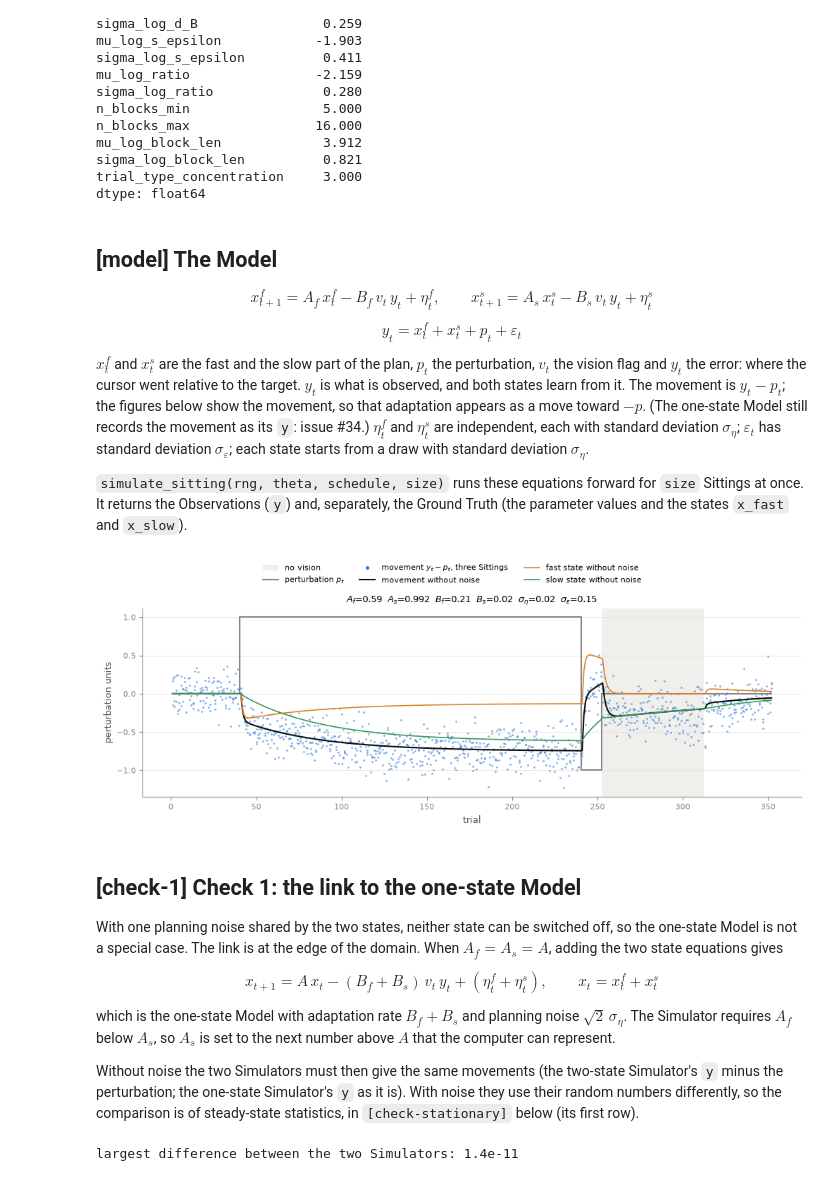
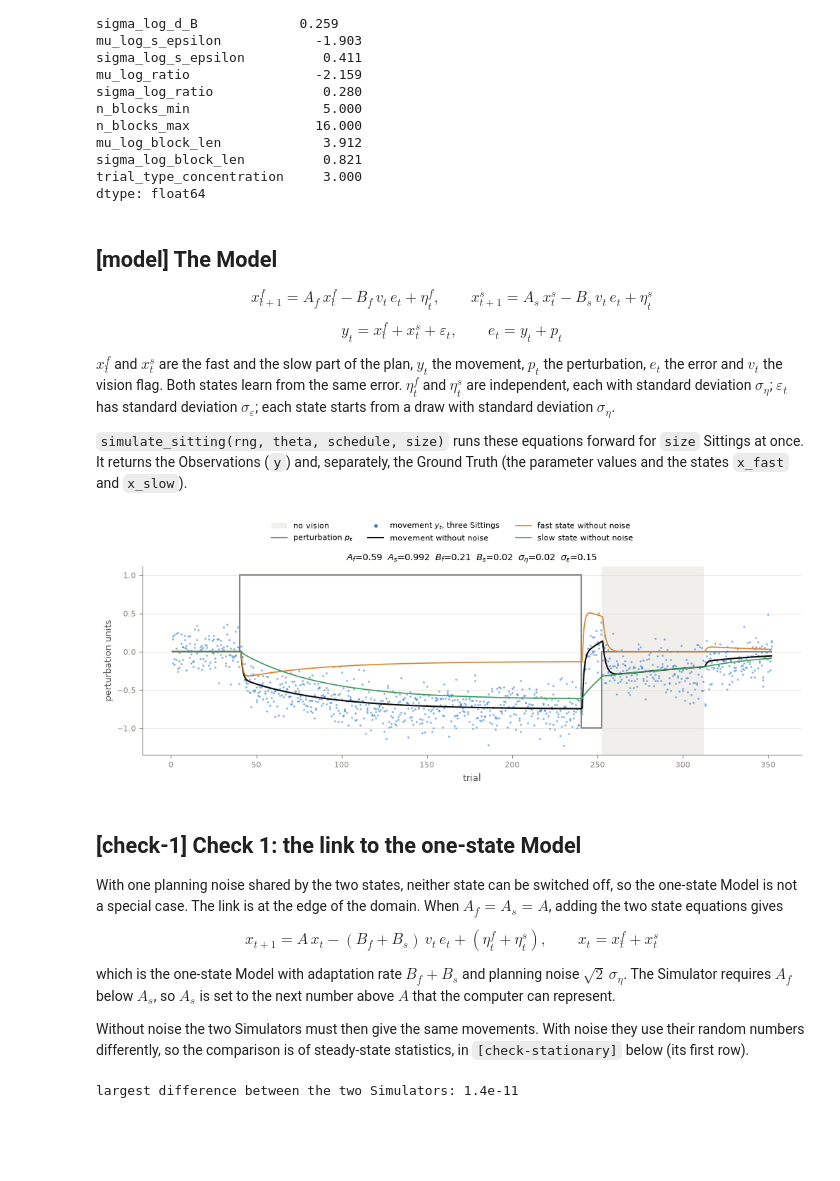
Before and after one commit to opherdonchin/MotorAdpatationSBI, a Jupyter notebook: notebooks/working/two_state_simulator.ipynb, the cells around one changed output. Drawn from its saved outputs; the diff is of its cells as text; code cells hidden in the pictures; blank space fills up the shorter version.

```diff
--- a/notebooks/working/two_state_simulator.ipynb
+++ b/notebooks/working/two_state_simulator.ipynb
@@ -141,19 +141,17 @@ plt.rcParams.update({
 ## [model] The Model
 
 $$
-x^f_{t+1} = A_f\, x^f_t - B_f\, v_t\, y_t + \eta^f_t, \qquad
-x^s_{t+1} = A_s\, x^s_t - B_s\, v_t\, y_t + \eta^s_t
+x^f_{t+1} = A_f\, x^f_t - B_f\, v_t\, e_t + \eta^f_t, \qquad
+x^s_{t+1} = A_s\, x^s_t - B_s\, v_t\, e_t + \eta^s_t
 $$
 
 $$
-y_t = x^f_t + x^s_t + p_t + \varepsilon_t
+y_t = x^f_t + x^s_t + \varepsilon_t, \qquad e_t = y_t + p_t
 $$
 
-$x^f_t$ and $x^s_t$ are the fast and the slow part of the plan, $p_t$ the perturbation,
-$v_t$ the vision flag and $y_t$ the error: where the cursor went relative to the target.
-$y_t$ is what is observed, and both states learn from it. The movement is $y_t - p_t$;
-the figures below show the movement, so that adaptation appears as a move toward $-p$.
-(The one-state Model still records the movement as its `y`: issue #34.) $\eta^f_t$ and $\eta^s_t$ are independent, each with standard deviation
+$x^f_t$ and $x^s_t$ are the fast and the slow part of the plan, $y_t$ the movement, $p_t$
+the perturbation, $e_t$ the error and $v_t$ the vision flag. Both states learn from the
+same error. $\eta^f_t$ and $\eta^s_t$ are independent, each with standard deviation
 $\sigma_\eta$; $\varepsilon_t$ has standard deviation $\sigma_\varepsilon$; each state
 starts from a draw with standard deviation $\sigma_\eta$.
 
@@ -172,29 +170,27 @@ trial = np.arange(1, len(p) + 1)
 # %%
 # [example-sittings] Three simulated Sittings, and the noise-free movement and states
 theta_clean = (*theta_example[:4], tiny, tiny)
 y_noisy = mdl.simulate_sitting(rng_example, theta_example, schedule, size=(3,))[0]["y"]
-movement_noisy = y_noisy - p  # y is the error
 observations_clean, truth_clean = mdl.simulate_sitting(rng_example, theta_clean, schedule)
-movement_clean = observations_clean["y"] - p
-x_fast_clean, x_slow_clean = truth_clean["x_fast"], truth_clean["x_slow"]
+y_clean, x_fast_clean, x_slow_clean = observations_clean["y"], truth_clean["x_fast"], truth_clean["x_slow"]
 
 fig, ax = plt.subplots(figsize=(10, 3.8))
 for start, stop in np.nonzero(np.diff(np.r_[1, v, 1]) != 0)[0].reshape(-1, 2):
     ax.axvspan(start + 0.5, stop + 0.5, color=shade, lw=0, label="no vision")
 ax.step(trial, p, where="mid", color=muted, lw=1.5, label="perturbation $p_t$")
-ax.plot(trial, movement_noisy.T, ".", color=blue, ms=2.5, alpha=0.4)
-ax.plot([], [], ".", color=blue, ms=5, label="movement $y_t - p_t$, three Sittings")
-ax.plot(trial, movement_clean, color="#0b0b0b", lw=1.5, label="movement without noise")
+ax.plot(trial, y_noisy.T, ".", color=blue, ms=2.5, alpha=0.4)
+ax.plot([], [], ".", color=blue, ms=5, label="movement $y_t$, three Sittings")
+ax.plot(trial, y_clean, color="#0b0b0b", lw=1.5, label="movement without noise")
 ax.plot(trial, x_fast_clean, color=orange, lw=1.2, label="fast state without noise")
 ax.plot(trial, x_slow_clean, color=green, lw=1.2, label="slow state without noise")
 ax.set_xlabel("trial")
 ax.set_ylabel("perturbation units")
 ax.set_title("$A_f$={}  $A_s$={}  $B_f$={}  $B_s$={}  $\\sigma_\\eta$={}  $\\sigma_\\varepsilon$={}".format(*theta_example))
 ax.grid(axis="y", color=grid, lw=0.6)
 fig.legend(loc="outside upper center", frameon=False, fontsize=8, ncols=3)
 plt.show()
 # %% [output]
-[figure, old version]
+[figure, new version]
 # %% [markdown]
 ## [check-1] Check 1: the link to the one-state Model
 
@@ -203,15 +199,14 @@ the one-state Model is not a special case. The link is at the edge of the domain
 $A_f = A_s = A$, adding the two state equations gives
 
 $$
-x_{t+1} = A\, x_t - (B_f + B_s)\, v_t\, y_t + (\eta^f_t + \eta^s_t), \qquad x_t = x^f_t + x^s_t
+x_{t+1} = A\, x_t - (B_f + B_s)\, v_t\, e_t + (\eta^f_t + \eta^s_t), \qquad x_t = x^f_t + x^s_t
 $$
 
 which is the one-state Model with adaptation rate $B_f + B_s$ and planning noise
 $\sqrt 2\,\sigma_\eta$. The Simulator requires $A_f$ below $A_s$, so $A_s$ is set to the
 next number above $A$ that the computer can represent.
 
-Without noise the two Simulators must then give the same movements (the two-state
-Simulator's `y` minus the perturbation; the one-state Simulator's `y` as it is). With noise they use
+Without noise the two Simulators must then give the same movements. With noise they use
 their random numbers differently, so the comparison is of steady-state statistics, in
 `[check-stationary]` below (its first row).
 # %%
```
Also changed, not shown: parts of 5 cells of this notebook, 4 other files.
